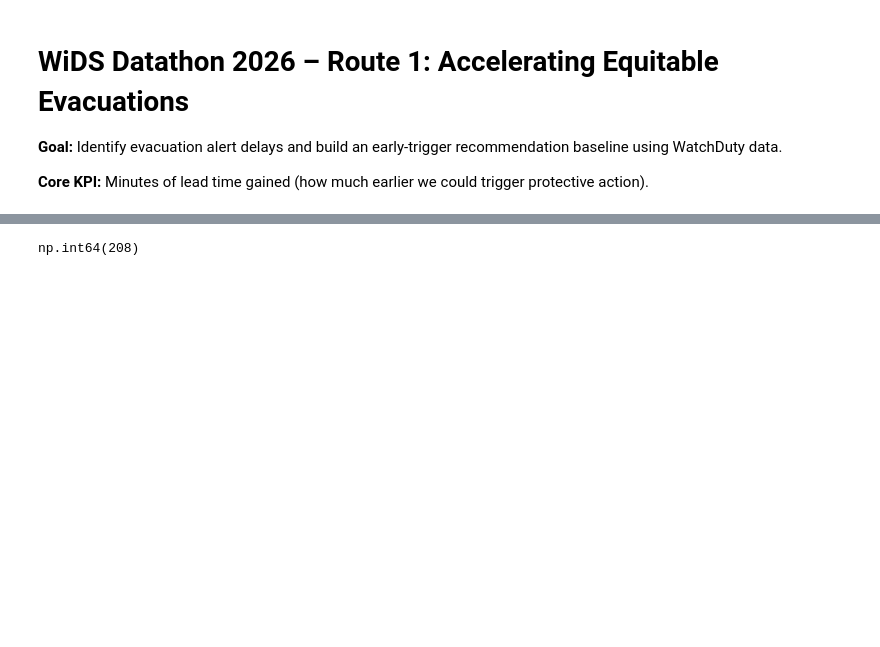
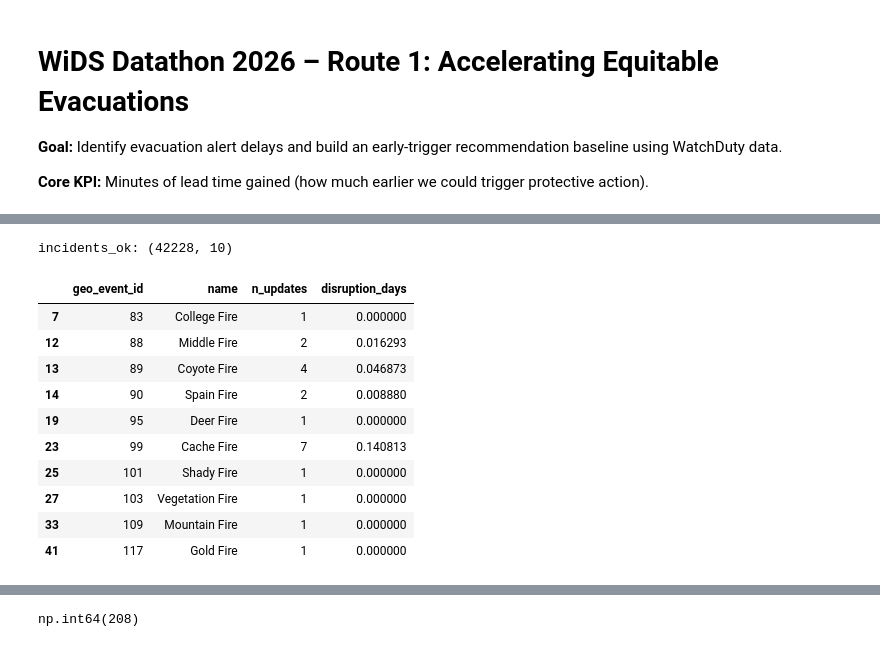
Before and after one commit to hamzukus1234/wids-datathon-university-template, a Jupyter notebook: notebook.ipynb, the cells around one changed output, grey strips where cells are left out. Saved outputs shown, nothing was run; the diff lists cells and outputs as text; code cells hidden in the pictures; blank space fills up the shorter version.

```diff
--- a/notebook.ipynb
+++ b/notebook.ipynb
@@ -230,0 +65,22 @@ k.most_common(30)
+# %%
+# Păstrăm doar incidentele care au măcar 1 update în changelog
+incidents_ok = incidents.dropna(subset=["n_updates", "disruption_days"]).copy()
+
+# Convertim n_updates la int (ca să fie clar)
+incidents_ok["n_updates"] = incidents_ok["n_updates"].astype(int)
+
+print("incidents_ok:", incidents_ok.shape)
+incidents_ok[["geo_event_id", "name", "n_updates", "disruption_days"]].head(10)
+# %% [output]
+incidents_ok: (42228, 10)
+|  | geo_event_id | name | n_updates | disruption_days |
+| 7 | 83 | College Fire | 1 | 0.000000 |
+| 12 | 88 | Middle Fire | 2 | 0.016293 |
+| 13 | 89 | Coyote Fire | 4 | 0.046873 |
+| 14 | 90 | Spain Fire | 2 | 0.008880 |
+| 19 | 95 | Deer Fire | 1 | 0.000000 |
+| 23 | 99 | Cache Fire | 7 | 0.140813 |
+| 25 | 101 | Shady Fire | 1 | 0.000000 |
+| 27 | 103 | Vegetation Fire | 1 | 0.000000 |
+| 33 | 109 | Mountain Fire | 1 | 0.000000 |
+| 41 | 117 | Gold Fire | 1 | 0.000000 |
```
Also changed, not shown: parts of 23 cells of this notebook.
